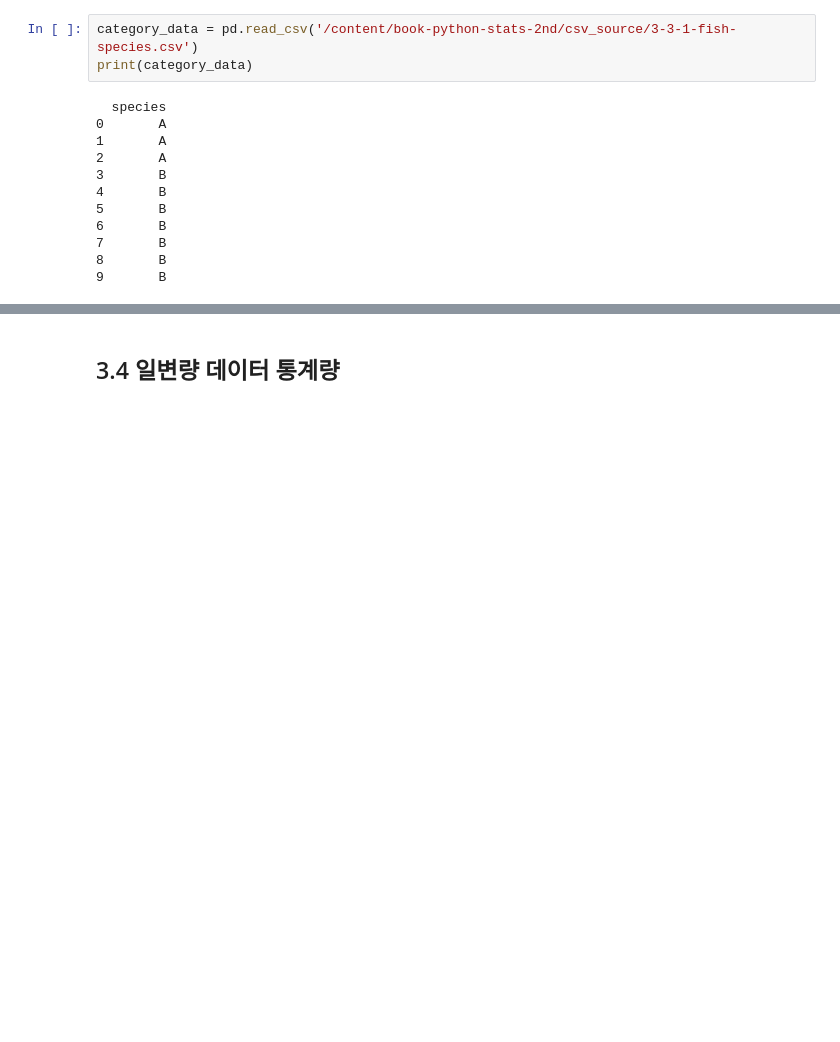
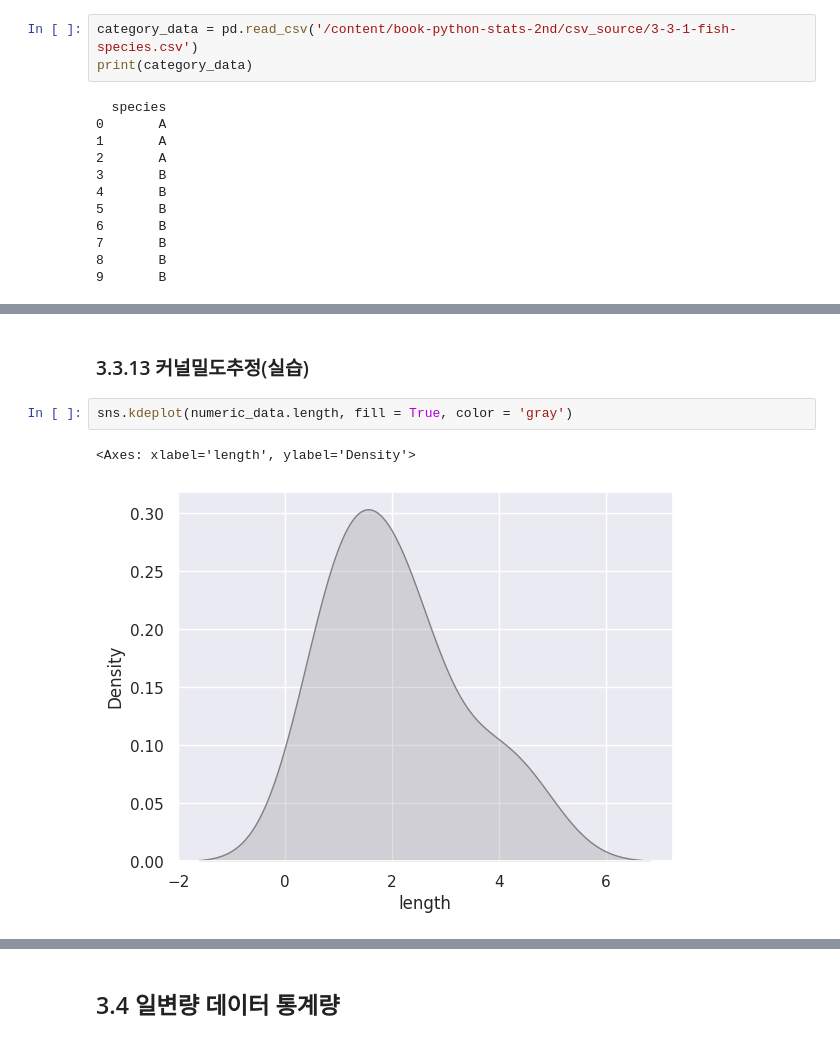
Before and after one commit to M4XJUNG/book-python-stats-2nd, a Jupyter notebook: learn_statistics_by_python.ipynb, the cells around one changed output, grey strips where cells are left out. Cells and saved outputs as stored; diff of their text form; blank space fills up the shorter version.

```diff
--- a/learn_statistics_by_python.ipynb
+++ b/learn_statistics_by_python.ipynb
@@ -358,0 +534,7 @@ print(category_data)
+# %% [markdown]
+### 3.3.13 커널밀도추정(실습)
+# %%
+sns.kdeplot(numeric_data.length, fill = True, color = 'gray')
+# %% [output]
+<Axes: xlabel='length', ylabel='Density'>
+[figure, added]
```
Also changed, not shown: parts of 35 cells of this notebook.
